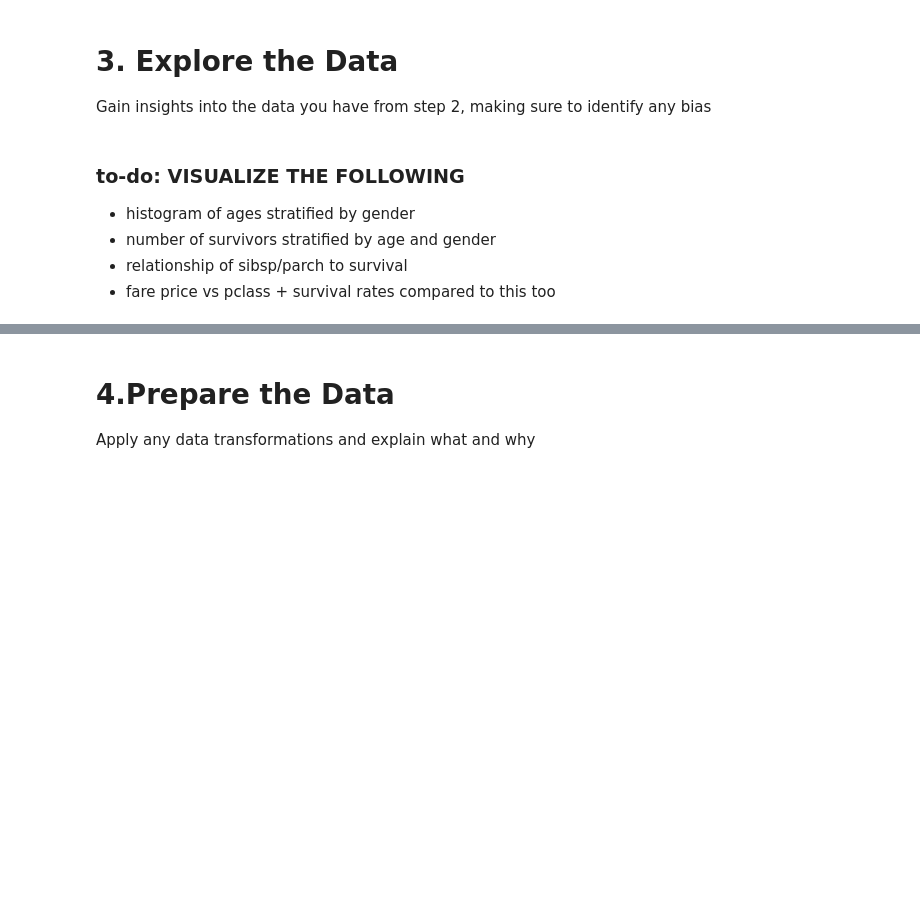
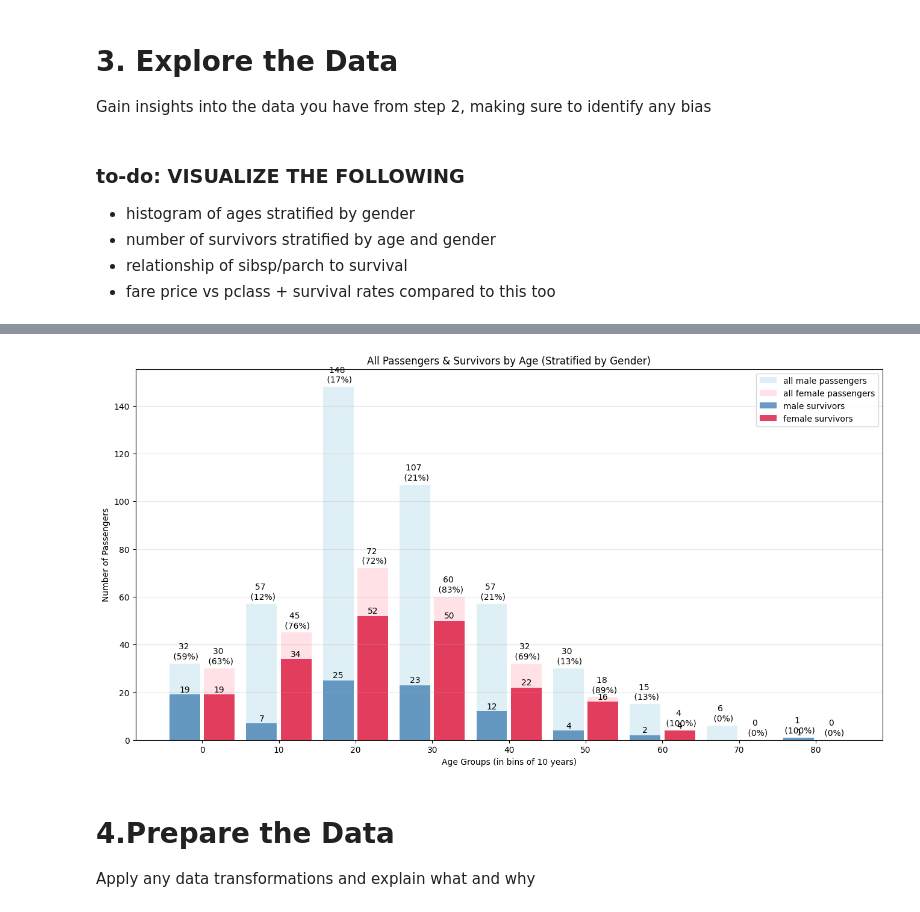
Before and after one commit to mandiiiwu/ml_classwork, a Jupyter notebook: Project_1/Project_1.ipynb, the cells around one changed output, grey strips where cells are left out. Saved outputs shown, nothing was run; the diff lists cells and outputs as text; code cells hidden in the pictures; blank space fills up the shorter version.

```diff
--- a/Project_1/Project_1.ipynb
+++ b/Project_1/Project_1.ipynb
@@ -90,3 +144,75 @@ plt.ylabel('Number of Survivors')
+# %%
+# show all passengers and the number of those passengers who survived, separated by gender and age
+
+# adjust as needed!
+age_bins = [0, 10, 20, 30, 40, 50, 60, 70, 80]
+width = 4
+spacing = 0.5
+
+# extract dataframes for each category
+m_all = df[df['Sex'] == 'male']
+f_all = df[df['Sex'] == 'female']
+
+m_survivors = df[(df['Sex'] == 'male') & (df['Survived'] == 1)]
+f_survivors = df[(df['Sex'] == 'female') & (df['Survived'] == 1)]
+
+m_all_by_age = ((m_all['Age'] // 10) * 10).value_counts().sort_index()
+f_all_by_age = ((f_all['Age'] // 10) * 10).value_counts().sort_index()
+
+m_svvs_by_age = ((m_survivors['Age'] // 10) * 10).value_counts().sort_index()
+f_svvs_by_age = ((f_survivors['Age'] // 10) * 10).value_counts().sort_index()
+
+
+plt.figure(figsize=(16, 8))
+
+plt.bar([i - width/2 - spacing/2 for i in age_bins],
+        [m_all_by_age.get(i, 0) for i in age_bins],
+        width=width, alpha=0.4, color='lightblue', label='all male passengers')
+
+plt.bar([i + width/2 + spacing/2 for i in age_bins],
+        [f_all_by_age.get(i, 0) for i in age_bins],
+        width=width, alpha=0.4, color='lightpink', label='all female passengers')
+
+plt.bar([i - width/2 - spacing/2 for i in age_bins],
+        [m_svvs_by_age.get(i, 0) for i in age_bins],
+        width=width, alpha=0.8, color='steelblue', label='male survivors')
+
+plt.bar([i + width/2 + spacing/2 for i in age_bins],
+        [f_svvs_by_age.get(i, 0) for i in age_bins],
+        width=width, alpha=0.8, color='crimson', label='female survivors')
+
+for age in age_bins:
+    m_all_count = m_all_by_age.get(age, 0)
+    f_all_count = f_all_by_age.get(age, 0)
+
+    m_survivors_count = m_svvs_by_age.get(age, 0)
+    f_survivors_count = f_svvs_by_age.get(age, 0)
+
+    m_surv_rate = round(m_survivors_count / m_all_count * 100) if m_all_count > 0 else 0
+    f_surv_rate = round(f_survivors_count / f_all_count * 100) if f_all_count > 0 else 0
+
+    plt.text(age - width/2 - spacing/2, m_all_count + 2, f'{m_all_count} \n ({m_surv_rate}%)',
+             ha='center', color='black')
+    if m_survivors_count > 0:
+        plt.text(age - width/2 - spacing/2, m_survivors_count + 1, str(m_survivors_count),
+                 ha='center', color='black')
+
+    plt.text(age + width/2 + spacing/2, f_all_count + 2, f'{f_all_count} \n ({f_surv_rate}%)',
+             ha='center', color='black')
+    if f_survivors_count > 0:
+        plt.text(age + width/2 + spacing/2, f_survivors_count + 1, str(f_survivors_count),
+                 ha='center', color='black')
+
+
+plt.xlabel('Age Groups (in bins of 10 years)')
+plt.ylabel('Number of Passengers')
+plt.title('All Passengers & Survivors by Age (Stratified by Gender)')
+plt.xticks(age_bins)
+plt.legend()
+plt.grid(True, alpha=0.3, axis='y')
+plt.show()
+# %% [output]
+[figure, added]
 # %% [markdown]
 # 4.Prepare the Data
 
```
Also changed, not shown: parts of 6 cells of this notebook, 1 other file.
